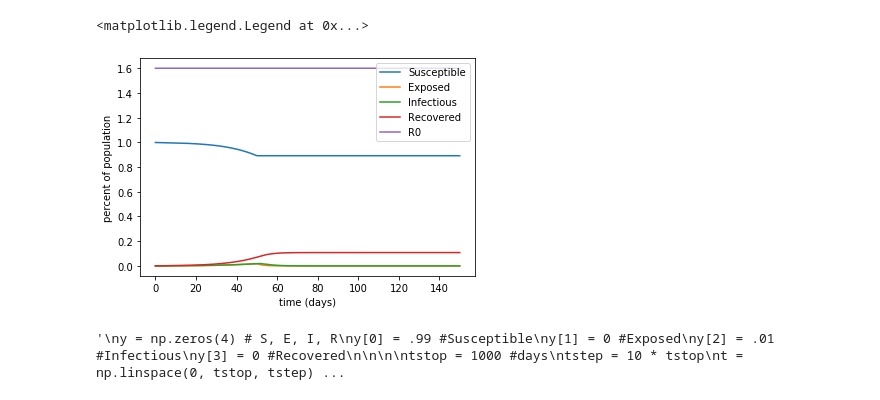
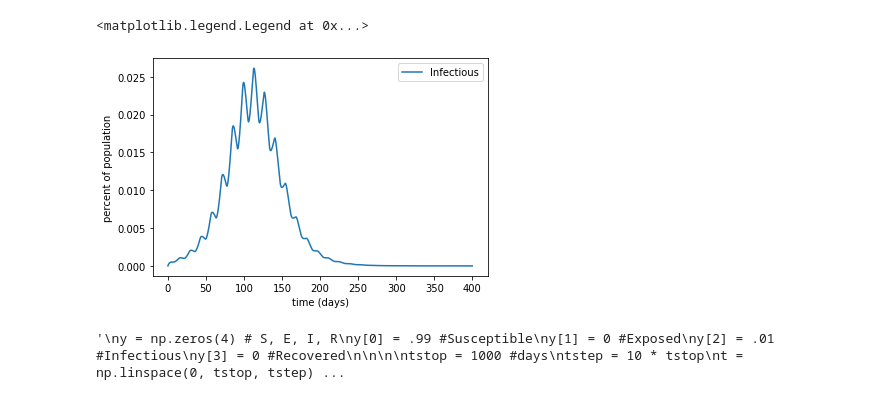
Before and after one commit to josephmlev/covidExitStrategyAnalysis, a Jupyter notebook: modeling/JL_seir_R0(t).ipynb, the cells around one changed output. Saved outputs shown, nothing was run; the diff lists cells and outputs as text; code cells hidden in the pictures.

Commit message:
DEV: adds 2 methods of time dependent R_0(t)

```diff
--- a/modeling/JL_seir_R0(t).ipynb
+++ b/modeling/JL_seir_R0(t).ipynb
@@ -62,0 +91,28 @@ sol = sp.odeint(seir, init, t, args = (s, g))
+# %%
+###
+#modulate R(t)
+###
+tp = np.pi * 2
+RmodPeriod = 14 #days
+RmodPhaseTotal = 0 * np.pi #radians (Cue: steven looses his mind)
+RmodPhaseDiff =  1 * np.pi #radians
+R_01Amp = .8
+R_02Amp = 2
+R_01Duty = .5
+R_02Duty = .5
+
+R_01arg = tp / RmodPeriod * timearr - RmodPhaseTotal
+R_02arg = tp / RmodPeriod * timearr - RmodPhaseTotal - RmodPhaseDiff
+R_01 = (signal.square(R_01arg, duty = R_01Duty) + 1) / 2 # +1/2 to shift from [-1,1] to [0,1]
+R_02 = (signal.square(R_02arg, duty = R_02Duty) + 1) / 2
+
+R0_temp = (R_01Amp * R_01 + R_02Amp * R_02)
+
+R_0t = np.vstack((timearr, R0_temp)).T
+#print(R_0t)
+
+plt.plot(R_0t[:, 0], R_0t[:, 1], 'b')
+plt.ylim(bottom = 0);
+plt.title("R_0(t)")
+plt.ylabel("R_0")
+plt.xlabel('time (days)')
@@ -63,16 +122,18 @@ sol = sp.odeint(seir, init, t, args = (s, g))
+# %%
+sol = sp.odeint(seir, init, timearr, args = (s, g, R_0t))
 # %%
 plt.figure(1)
-plt.plot(t, sol[:, 0], label = 'Susceptible')
-plt.plot(t, sol[:, 1], label = 'Exposed')
-plt.plot(t, sol[:, 2], label = 'Infectious')
-plt.plot(t, sol[:, 3], label = 'Recovered')
-plt.plot(t, sol[:, 4], label = 'R0')
+#plt.plot(timearr, sol[:, 0], label = 'Susceptible')
+#plt.plot(timearr, sol[:, 1], label = 'Exposed')
+plt.plot(timearr, sol[:, 2], label = 'Infectious')
+#plt.plot(timearr, sol[:, 3], label = 'Recovered')
+#plt.plot(timearr, R_0t[:, 1], label = 'R_0')
 plt.xlabel('time (days)')
 plt.ylabel('percent of population')
 plt.legend()
 # %% [output]
 <matplotlib.legend.Legend at 0x...>
-[figure, old version]
+[figure, new version]
 # %%
 '''
 y = np.zeros(4) # S, E, I, R
```
Also changed, not shown: parts of 6 cells of this notebook.
